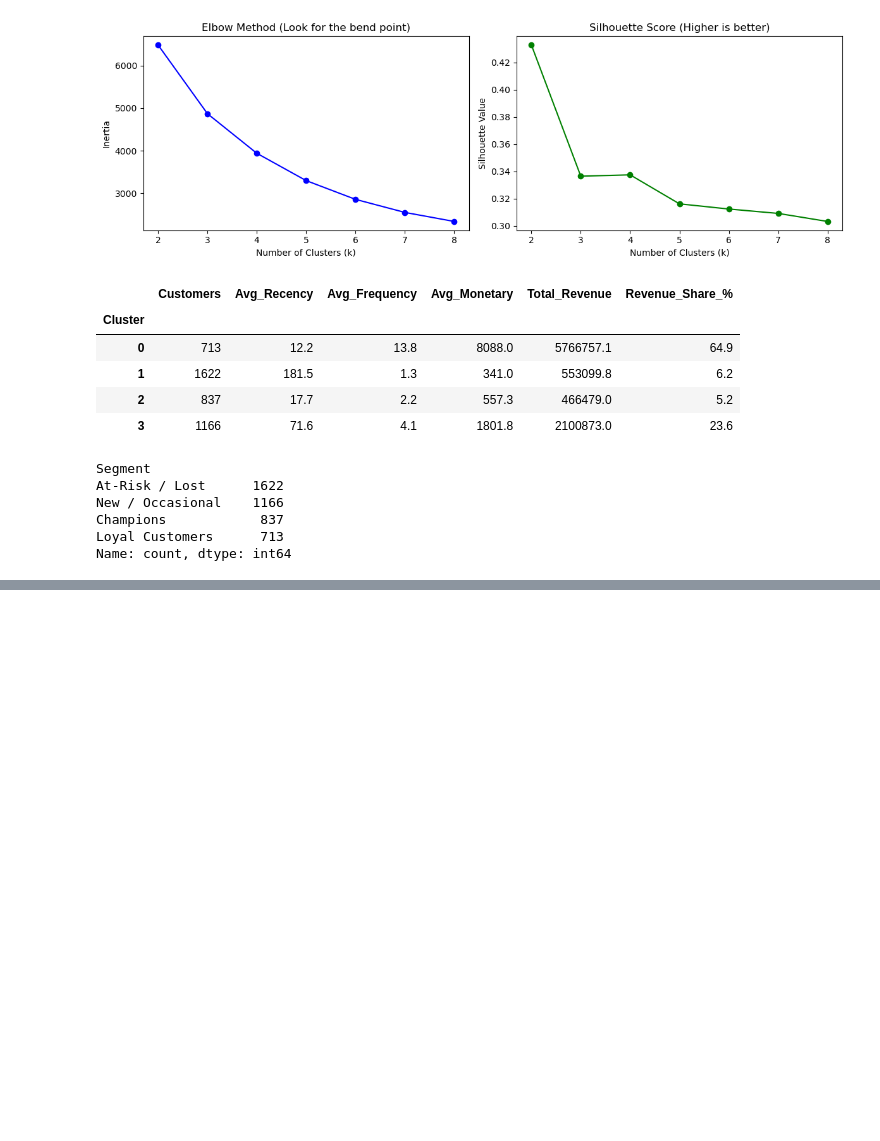
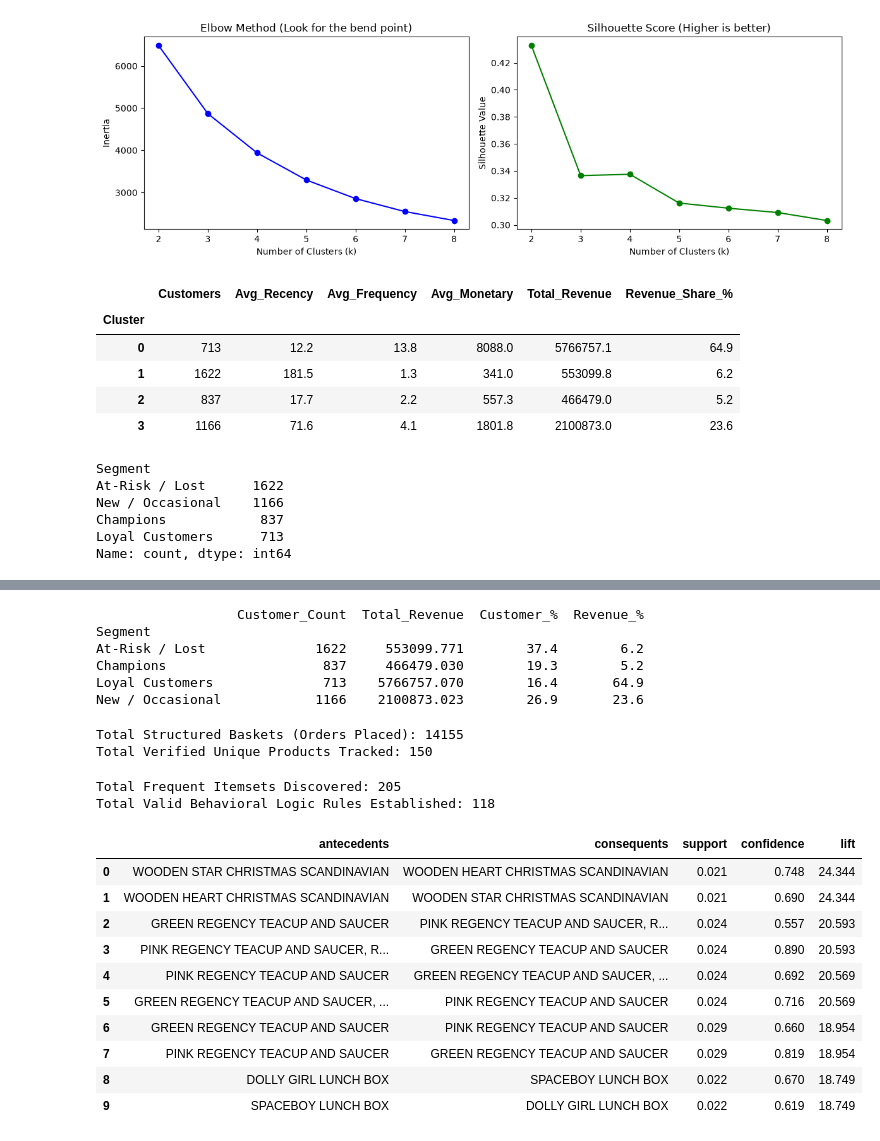
Before and after one commit to Dasari-Pallavi/ecommerce-customer-product-analytics, a Jupyter notebook: notebooks/analysis.ipynb, the cells around one changed output, grey strips where cells are left out. Cells and saved outputs as stored; diff of their text form; code cells hidden in the pictures; blank space fills up the shorter version.

```diff
--- a/notebooks/analysis.ipynb
+++ b/notebooks/analysis.ipynb
@@ -331,0 +368,71 @@ print("Customer segment data saved locally.")
+# %%
+# Run this to get your exact percentage distributions for interviews
+summary_df = rfm.groupby("Segment").agg(
+    Customer_Count=("CustomerID", "count"),
+    Total_Revenue=("Monetary", "sum")
+)
+summary_df["Customer_%"] = (summary_df["Customer_Count"] / summary_df["Customer_Count"].sum() * 100).round(1)
+summary_df["Revenue_%"] = (summary_df["Total_Revenue"] / summary_df["Total_Revenue"].sum() * 100).round(1)
+print(summary_df)
+# %% [output]
+                  Customer_Count  Total_Revenue  Customer_%  Revenue_%
+Segment
+At-Risk / Lost              1622     553099.771        37.4        6.2
+Champions                    837     466479.030        19.3        5.2
+Loyal Customers              713    5766757.070        16.4       64.9
+New / Occasional            1166    2100873.023        26.9       23.6
+# %%
+# 1. Isolate the core UK transactional database
+uk = df[df["Country"] == "United Kingdom"].copy()
+uk["Description"] = uk["Description"].str.strip()
+
+# 2. Extract the names of the top 150 most popular products
+top_items = uk["Description"].value_counts().head(150).index
+uk = uk[uk["Description"].isin(top_items)]
+
+# 3. Pivot the table into a sparse product-order basket index matrix
+basket = (uk.groupby(["InvoiceNo", "Description"])["Quantity"]
+            .sum().unstack().fillna(0))
+
+# 4. Convert numerical counts into clean True/False binary arrays
+basket = basket.gt(0)
+
+print("Total Structured Baskets (Orders Placed):", basket.shape[0])
+print("Total Verified Unique Products Tracked:", basket.shape[1])
+# %% [output]
+Total Structured Baskets (Orders Placed): 14155
+Total Verified Unique Products Tracked: 150
+# %%
+from mlxtend.frequent_patterns import apriori, association_rules
+
+# 1. Discover item pairs passing a minimum support frequency index baseline of 2%
+frequent = apriori(basket, min_support=0.02, use_colnames=True)
+print("Total Frequent Itemsets Discovered:", len(frequent))
+
+# 2. Extract association rules where the purchasing relationship strength is above a 1.2 lift multiplier
+rules = association_rules(frequent, metric="lift", min_threshold=1.2, num_itemsets=len(frequent))
+rules = rules.sort_values("lift", ascending=False).reset_index(drop=True)
+print("Total Valid Behavioral Logic Rules Established:", len(rules))
+# %% [output]
+Total Frequent Itemsets Discovered: 205
+Total Valid Behavioral Logic Rules Established: 118
+# %%
+# Convert the messy frozenset clusters into standard text words
+rules["antecedents"] = rules["antecedents"].apply(lambda x: ", ".join(list(x)))
+rules["consequents"] = rules["consequents"].apply(lambda x: ", ".join(list(x)))
+
+# Filter out the top 10 absolute strongest product pairs by lift score
+top_rules = rules[["antecedents", "consequents", "support", "confidence", "lift"]].head(10).round(3)
+top_rules
+# %% [output]
+|  | antecedents | consequents | support | confidence | lift |
+| 0 | WOODEN STAR CHRISTMAS SCANDINAVIAN | WOODEN HEART CHRISTMAS SCANDINAVIAN | 0.021 | 0.748 | 24.344 |
+| 1 | WOODEN HEART CHRISTMAS SCANDINAVIAN | WOODEN STAR CHRISTMAS SCANDINAVIAN | 0.021 | 0.690 | 24.344 |
+| 2 | GREEN REGENCY TEACUP AND SAUCER | PINK REGENCY TEACUP AND SAUCER, R... | 0.024 | 0.557 | 20.593 |
+| 3 | PINK REGENCY TEACUP AND SAUCER, R... | GREEN REGENCY TEACUP AND SAUCER | 0.024 | 0.890 | 20.593 |
+| 4 | PINK REGENCY TEACUP AND SAUCER | GREEN REGENCY TEACUP AND SAUCER, ... | 0.024 | 0.692 | 20.569 |
+| 5 | GREEN REGENCY TEACUP AND SAUCER, ... | PINK REGENCY TEACUP AND SAUCER | 0.024 | 0.716 | 20.569 |
+| 6 | GREEN REGENCY TEACUP AND SAUCER | PINK REGENCY TEACUP AND SAUCER | 0.029 | 0.660 | 18.954 |
+| 7 | PINK REGENCY TEACUP AND SAUCER | GREEN REGENCY TEACUP AND SAUCER | 0.029 | 0.819 | 18.954 |
+| 8 | DOLLY GIRL LUNCH BOX | SPACEBOY LUNCH BOX | 0.022 | 0.670 | 18.749 |
+| 9 | SPACEBOY LUNCH BOX | DOLLY GIRL LUNCH BOX | 0.022 | 0.619 | 18.749 |
```
Also changed, not shown: parts of 12 cells of this notebook, 11 other files.
